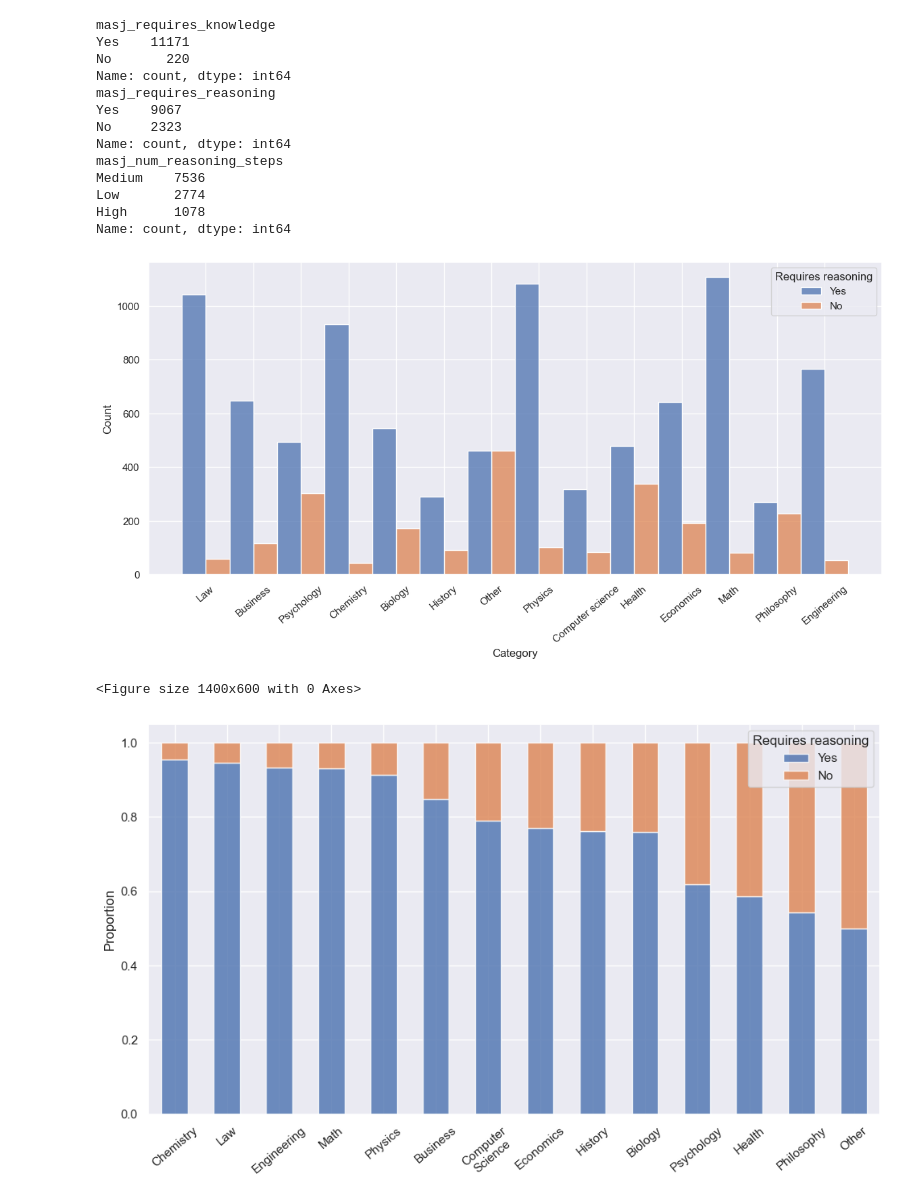
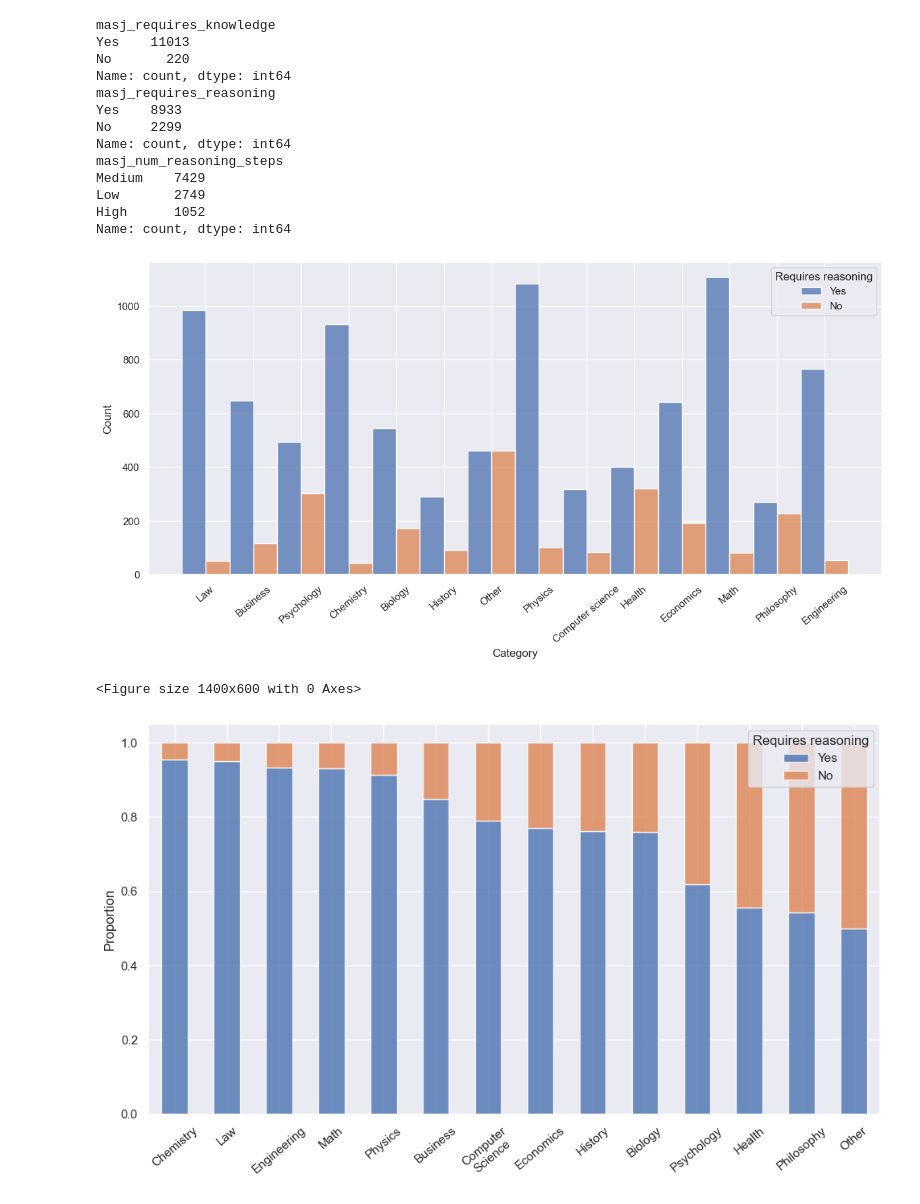
Before and after one commit to LabARSS/question-complextiy-estimation, a Jupyter notebook: notebooks/analysis_reasoning.ipynb, the cells around one changed output. Saved outputs shown, nothing was run; the diff lists cells and outputs as text; code cells hidden in the pictures.

```diff
--- a/notebooks/analysis_reasoning.ipynb
+++ b/notebooks/analysis_reasoning.ipynb
@@ -3,8 +3,8 @@ import csv
 
 import pandas as pd
 
-mmlu_num_maj_df = pd.read_csv(
-    "../data/mmlu_pro_stem_reasoning_score.tsv",
+mmlu_df = pd.read_csv(
+    "../data/mmlu_pro_stem_final.tsv",
     sep="\t",
     header=0,
     quoting=csv.QUOTE_NONE,
@@ -12,28 +12,27 @@ mmlu_num_maj_df = pd.read_csv(
     escapechar="\\",
 )
 
-
-mmlu_num_maj_df["category"] = mmlu_num_maj_df["category"].str.capitalize()
-mmlu_num_maj_df["masj_num_reasoning_steps"] = mmlu_num_maj_df["masj_num_reasoning_steps"].str.capitalize()
-mmlu_num_maj_df["masj_requires_reasoning"] = mmlu_num_maj_df["masj_requires_reasoning"].str.capitalize()
-mmlu_num_maj_df["masj_requires_knowledge"] = mmlu_num_maj_df["masj_requires_knowledge"].str.capitalize()
+mmlu_df["category"] = mmlu_df["category"].str.capitalize()
+mmlu_df["masj_num_reasoning_steps"] = mmlu_df["masj_num_reasoning_steps"].str.capitalize()
+mmlu_df["masj_requires_reasoning"] = mmlu_df["masj_requires_reasoning"].str.capitalize()
+mmlu_df["masj_requires_knowledge"] = mmlu_df["masj_requires_knowledge"].str.capitalize()
 # %%
-print(mmlu_num_maj_df.value_counts("masj_requires_knowledge"))
-print(mmlu_num_maj_df.value_counts("masj_requires_reasoning"))
-print(mmlu_num_maj_df.value_counts("masj_num_reasoning_steps"))
+print(mmlu_df.value_counts("masj_requires_knowledge"))
+print(mmlu_df.value_counts("masj_requires_reasoning"))
+print(mmlu_df.value_counts("masj_num_reasoning_steps"))
 # %% [output]
 masj_requires_knowledge
-Yes    11171
+Yes    11013
 No       220
 Name: count, dtype: int64
 masj_requires_reasoning
-Yes    9067
-No     2323
+Yes    8933
+No     2299
 Name: count, dtype: int64
 masj_num_reasoning_steps
-Medium    7536
-Low       2774
-High      1078
+Medium    7429
+Low       2749
+High      1052
 Name: count, dtype: int64
 # %%
 import matplotlib.pyplot as plt
@@ -44,9 +43,9 @@ sns.set_theme(palette="deep")
 
 plt.figure(figsize=(14, 6))
 ax = sns.histplot(
-    mmlu_num_maj_df,
+    mmlu_df,
     x="category",
-    # bins=len(mmlu_num_maj_df["category"].unique()),
+    # bins=len(mmlu_df["category"].unique()),
     hue="masj_requires_reasoning",
     hue_order=["Yes", "No"],
     multiple="dodge",
@@ -57,39 +56,39 @@ ax.set_xticklabels(ax.get_xticklabels(), rotation=40)
 plt.legend(handles=ax.get_legend().legend_handles, labels=["Yes", "No"], title="Requires reasoning")
 
 
-value_counts_df = mmlu_num_maj_df.value_counts(["category", "masj_requires_reasoning"]).reset_index(name="count")
+value_counts_df = mmlu_df.value_counts(["category", "masj_requires_reasoning"]).reset_index(name="count")
 value_counts_df["proportion"] = value_counts_df["count"] / value_counts_df.groupby("category")["count"].transform("sum")
 value_counts_df.sort_values("proportion", inplace=True)
 
 pivoted_data = value_counts_df.pivot(index="category", columns="masj_requires_reasoning", values="proportion")
 pivoted_data = pivoted_data[["Yes", "No"]]
 pivoted_data.sort_values("Yes", ascending=False, inplace=True)
 # print(pivoted_data)
 
 plt.figure(figsize=(14, 6))
 # ax = sns.barplot(
 #     value_counts_df,
 #     x="category",
 #     y="proportion",
 #     hue="masj_requires_reasoning",
 #     hue_order=["yes", "no"],
 #     # hue_norm=(0, 1),
 #     multiple="stack",
 # )
 ax = pivoted_data.plot(kind="bar", stacked=True, alpha=0.8, figsize=(10, 6))
 ax.set_xlabel(None)
 ax.set_ylabel("Proportion")
 ax.set_xticklabels(
     ["\n".join(map(lambda x: x.capitalize(), label.get_text().split(" "))) for label in ax.get_xticklabels()],
     rotation=40,
 )
 plt.legend(handles=ax.get_legend().legend_handles, labels=["Yes", "No"], title="Requires reasoning", loc="upper right")
 plt.tight_layout()
 plt.savefig("reasoning_binary.pdf")
 # %% [output]
-[figure, old version]
+[figure, new version]
 <Figure size 1400x600 with 0 Axes>
-[figure, old version]
+[figure, new version]
 # %%
 import matplotlib.pyplot as plt
 import seaborn as sns
```
Also changed, not shown: parts of 2 cells of this notebook, 5 other files.
